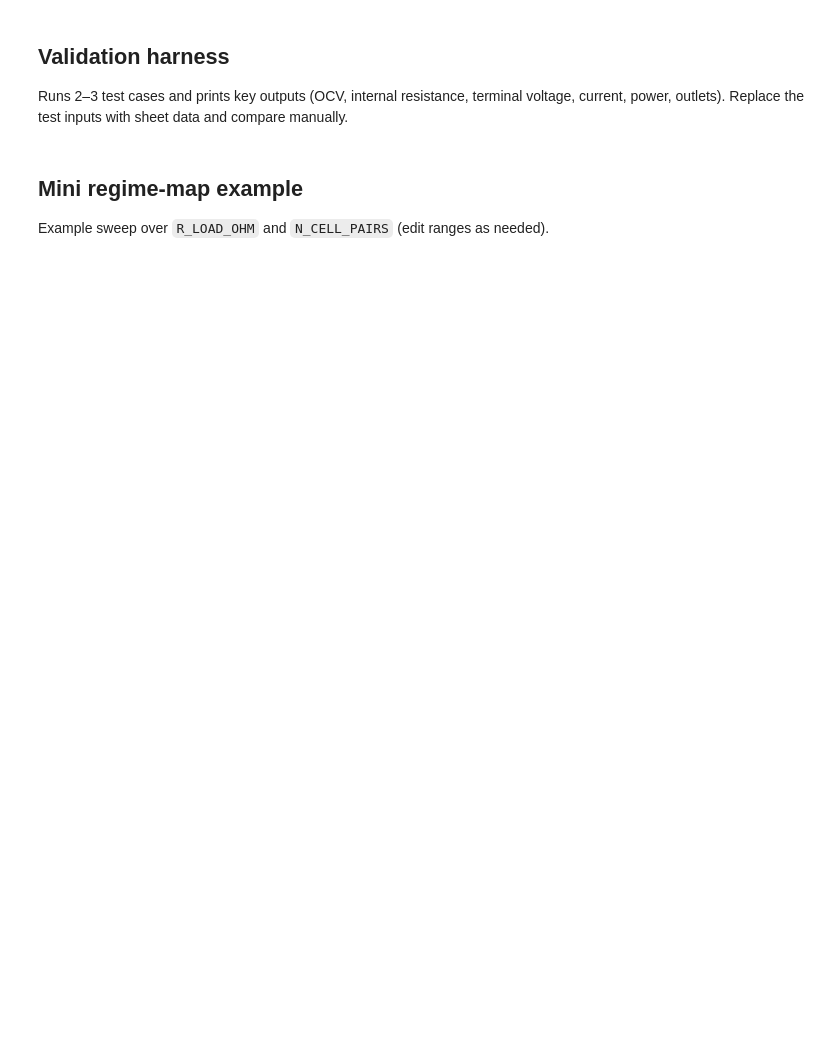
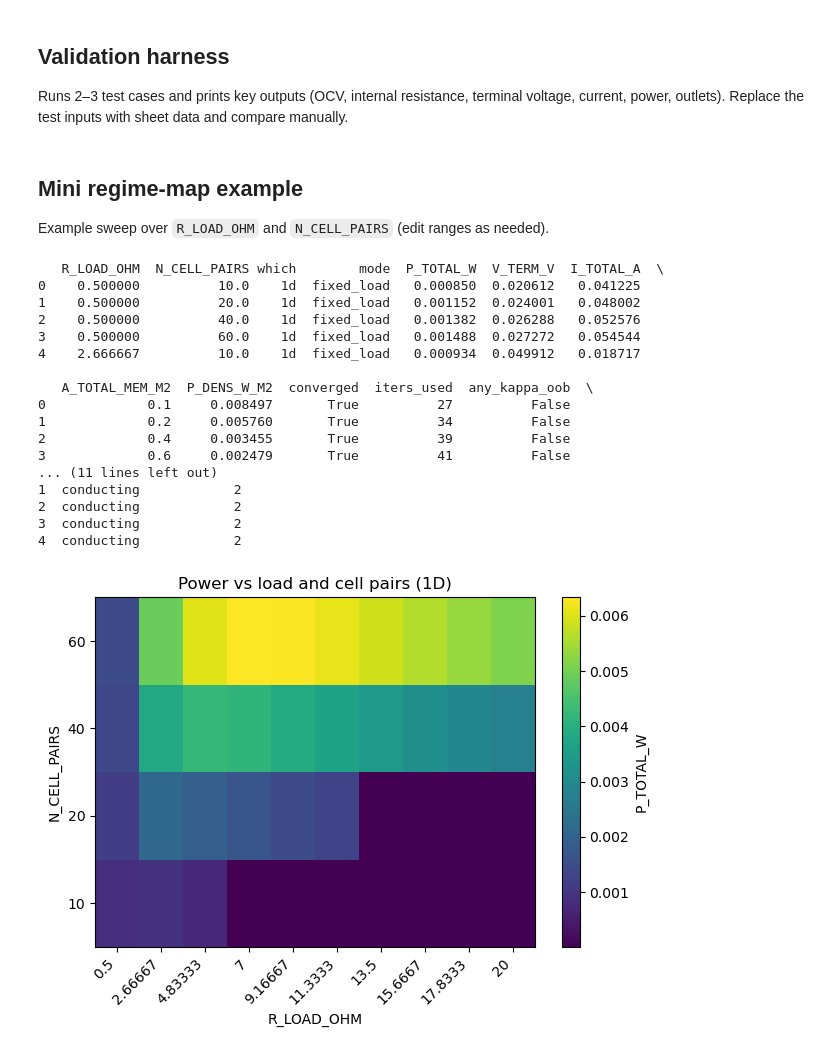
Before and after one commit to blueleaflabs/osmoflux, a Jupyter notebook: OsmoFlux.ipynb, the cells around one changed output. Drawn from its saved outputs; the diff is of its cells as text; code cells hidden in the pictures; blank space fills up the shorter version.

Commit message:
Significant changes to test harness, matches legacy

```diff
--- a/OsmoFlux.ipynb
+++ b/OsmoFlux.ipynb
@@ -406,0 +440,26 @@ print("DesignInputs fields:\n - " + "\n - ".join(DesignInputs.__dataclass_fields
+# %%
+# -------------------------
+# BASELINE RESET (single source of truth)
+# -------------------------
+# This cell is the ONLY place where baseline inputs are constructed.
+# All legacy and harness sweeps must reference these objects ONLY.
+# Do not mutate these objects in-place.
+
+GLOBAL_MODE = "fixed_load"
+
+base_ref = DesignInputs(
+    # --- Legacy-parity defaults (do not change without updating parity expectations) ---
+    N_CELL_PAIRS=10,
+    R_LOAD_OHM=1.0,
+    A_MEM_M2=0.0100,          # per cell-pair membrane area (legacy convention)
+)
+
+# Sweep grids (legacy parity)
+R_LOAD_vals_legacy = [0.25, 0.5, 1.0, 2.0, 4.0, 8.0]
+N_vals_legacy = [5, 10, 20, 40]
+
+# Second canonical sweep (area vs pairs), if needed
+A_MEM_vals_legacy = [0.0025, 0.005, 0.01, 0.02, 0.04]
+
+print("[baseline] GLOBAL_MODE =", GLOBAL_MODE)
+print("[baseline] base_ref:", base_ref)
@@ -1741,21 +2068,40 @@ Example sweep over `R_LOAD_OHM` and `N_CELL_PAIRS` (edit ranges as needed).
 # %%
 spec = SweepSpec(
     var1="R_LOAD_OHM",
     var1_values=np.linspace(0.5, 20.0, 10),
     var2="N_CELL_PAIRS",
     var2_values=np.array([10, 20, 40, 60], dtype=float),
 )
 
 df = run_regime_map(
-    fixed_params=base,
+    fixed_params=base_ref,
     sweep_spec=spec,
     outputs_to_collect=("P_TOTAL_W", "V_TERM_V", "I_TOTAL_A"),
     which="1d",
     mode="fixed_load",
 )
 
 print(df.head())
 heatmap_from_df(df, x="R_LOAD_OHM", y="N_CELL_PAIRS", z="P_TOTAL_W", title="Power vs load and cell pairs (1D)")
+# %% [output]
+   R_LOAD_OHM  N_CELL_PAIRS which        mode  P_TOTAL_W  V_TERM_V  I_TOTAL_A  \
+0    0.500000          10.0    1d  fixed_load   0.000850  0.020612   0.041225
+1    0.500000          20.0    1d  fixed_load   0.001152  0.024001   0.048002
+2    0.500000          40.0    1d  fixed_load   0.001382  0.026288   0.052576
+3    0.500000          60.0    1d  fixed_load   0.001488  0.027272   0.054544
+4    2.666667          10.0    1d  fixed_load   0.000934  0.049912   0.018717
+
+   A_TOTAL_MEM_M2  P_DENS_W_M2  converged  iters_used  any_kappa_oob  \
+0             0.1     0.008497       True          27          False
+1             0.2     0.005760       True          34          False
+2             0.4     0.003455       True          39          False
+3             0.6     0.002479       True          41          False
+... (11 lines left out)
+1  conducting            2
+2  conducting            2
+3  conducting            2
+4  conducting            2
+[figure, added]
 # %%
 import time, inspect, hashlib, numpy as np
 
```
Also changed, not shown: parts of 29 cells of this notebook.
